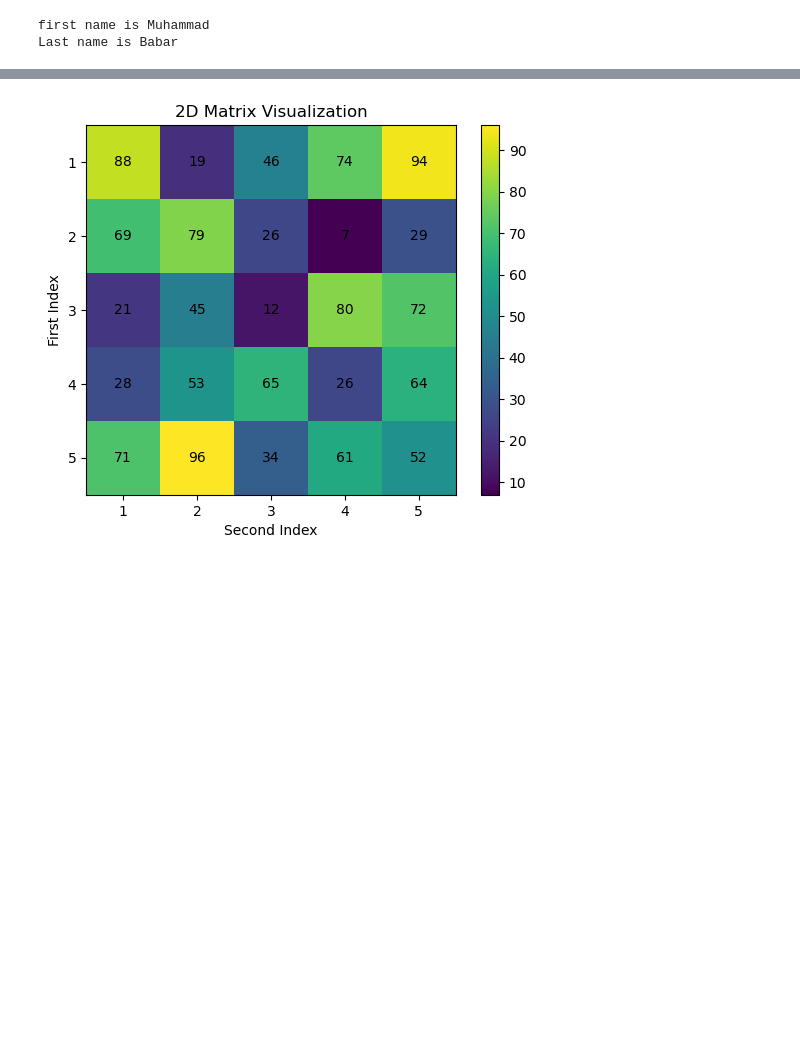
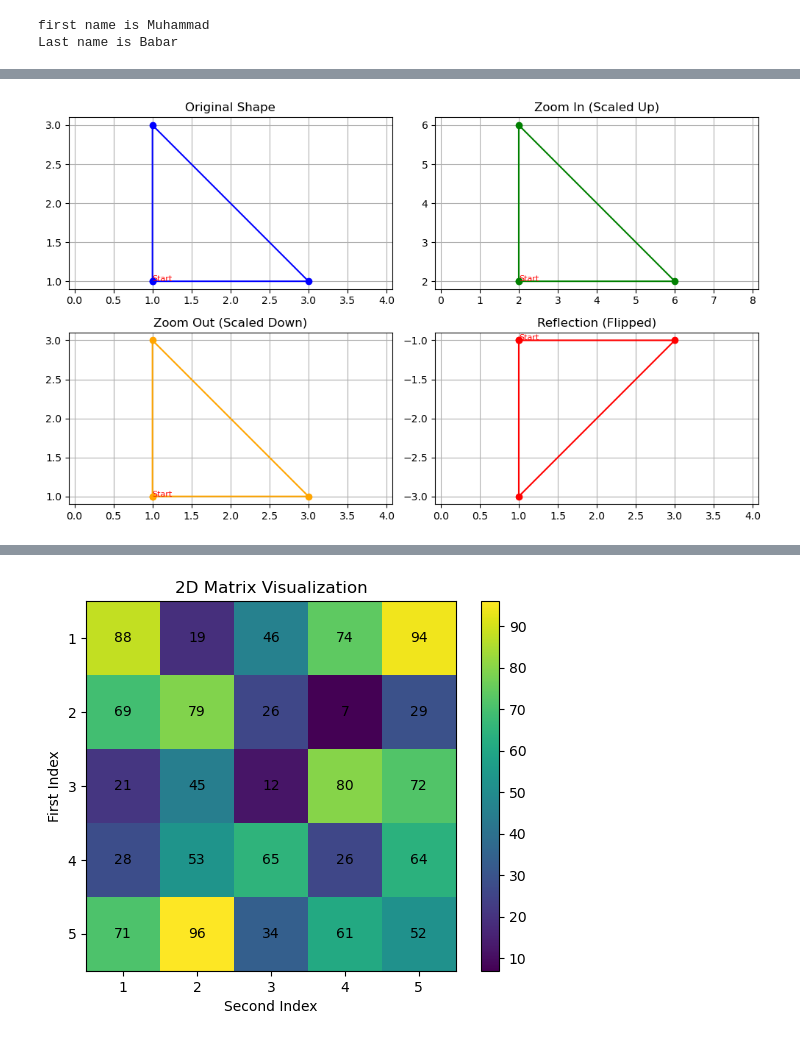
Before and after one commit to babarai45/Data_Science-2024-25, a Jupyter notebook: Data Preprocessing /All Libraries Learning /Numpy/all_concepts_numpy.ipynb, the cells around one changed output, grey strips where cells are left out. Cells and saved outputs as stored; diff of their text form; code cells hidden in the pictures; blank space fills up the shorter version.

```diff
--- a/Data Preprocessing /All Libraries Learning /Numpy/all_concepts_numpy.ipynb
+++ b/Data Preprocessing /All Libraries Learning /Numpy/all_concepts_numpy.ipynb
@@ -664,0 +700,68 @@ Last name is Babar
+# %%
+import numpy as np
+import matplotlib.pyplot as plt
+
+# Function to plot the object
+def plot(vertices, title, color='blue'):
+    vertices = np.vstack([vertices, vertices[0]])  # Close the shape
+    plt.plot(vertices[:, 0], vertices[:, 1], marker='o', color=color, label=title)
+    plt.text(vertices[0, 0], vertices[0, 1], 'Start', fontsize=8, color='red')
+    plt.grid()
+    plt.title(title)
+    plt.axis('equal')
+
+# Original vertices of the shape (triangle)
+vertices = np.array([
+    [1, 1],  # Point A
+    [1, 3],  # Point B
+    [3, 1]   # Point C
+])
+
+# Transformation Matrices
+scaling_matrix_zoom_in = np.array([
+    [2, 0],
+    [0, 2]
+])
+
+scaling_matrix_zoom_out = np.array([
+    [0.5, 0],
+    [0, 0.5]
+])
+
+reflection_matrix = np.array([
+    [1, 0],
+    [0, -1]
+])
+
+# Apply Zoom In
+zoomed_in_vertices = vertices @ scaling_matrix_zoom_in.T
+
+# Apply Zoom Out to the zoomed-in object
+zoomed_out_vertices = zoomed_in_vertices @ scaling_matrix_zoom_out.T
+
+# Apply Reflection to the zoomed-out object
+reflected_vertices = zoomed_out_vertices @ reflection_matrix.T
+
+# Plotting
+plt.figure(figsize=(10, 6))
+
+# Original Shape
+plt.subplot(2, 2, 1)
+plot(vertices, "Original Shape", color='blue')
+
+# After Zoom In
+plt.subplot(2, 2, 2)
+plot(zoomed_in_vertices, "Zoom In (Scaled Up)", color='green')
+
+# After Zoom Out
+plt.subplot(2, 2, 3)
+plot(zoomed_out_vertices, "Zoom Out (Scaled Down)", color='orange')
+
+# After Reflection
+plt.subplot(2, 2, 4)
+plot(reflected_vertices, "Reflection (Flipped)", color='red')
+
+plt.tight_layout()
+plt.show()
+# %% [output]
+[figure, added]
```
Also changed, not shown: parts of 6 cells of this notebook, 9 other files.
